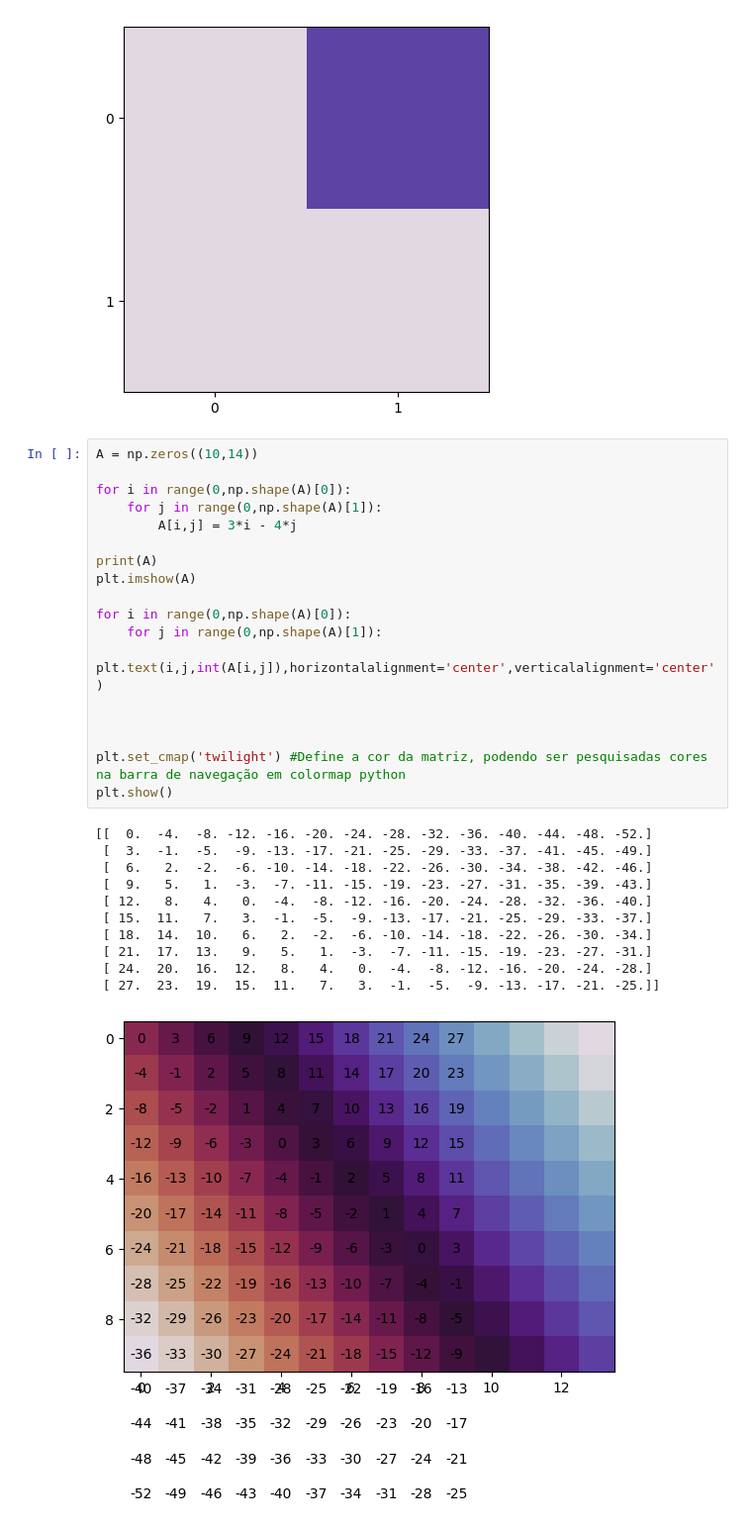
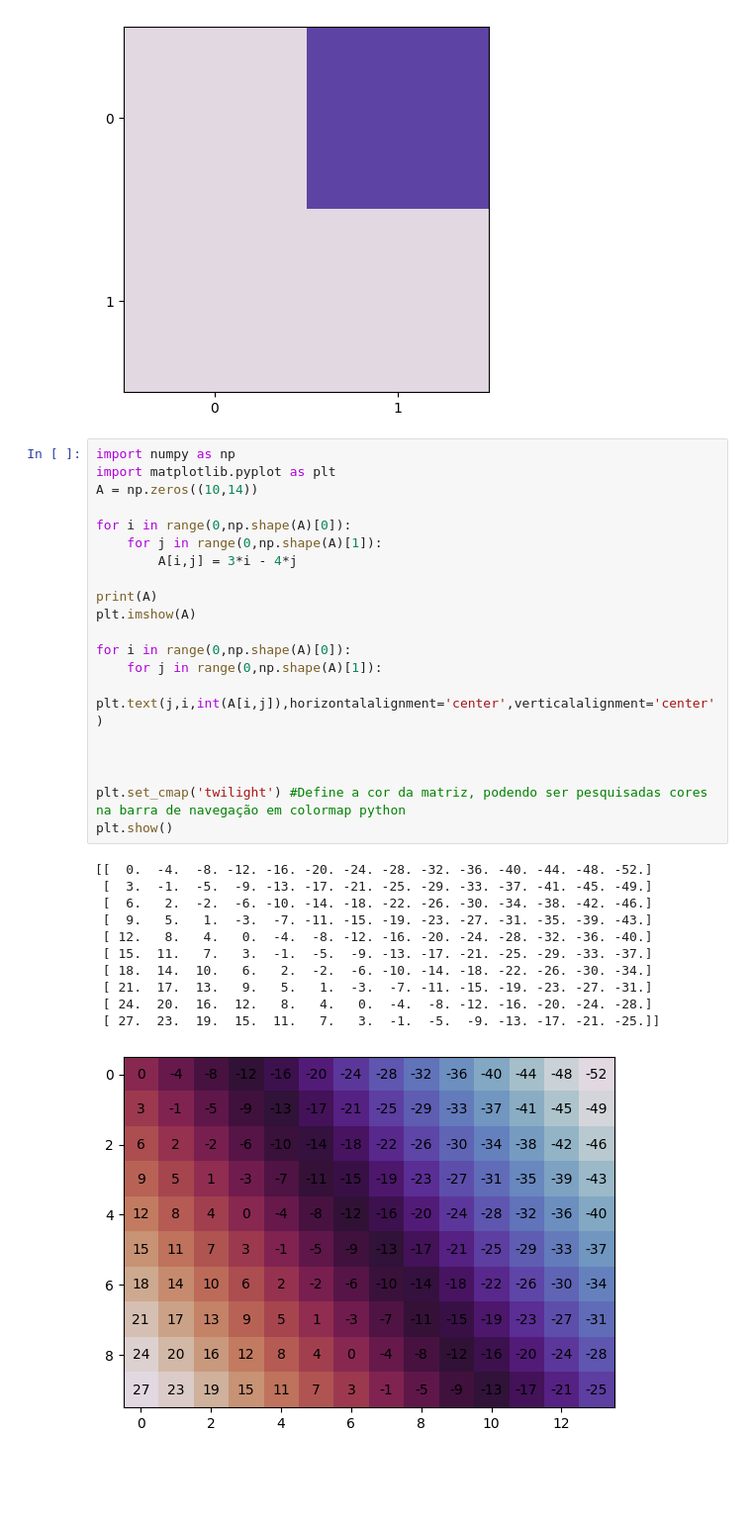
Before and after one commit to gregorimaia/Engenharia_Aeroespacial, a Jupyter notebook: Graphing_and_visualization.ipynb, the cells around one changed output. Shown: that part at 99% size. Cells and saved outputs as stored; diff of their text form; blank space fills up the shorter version.

```diff
--- a/Graphing_and_visualization.ipynb
+++ b/Graphing_and_visualization.ipynb
@@ -289,32 +289,34 @@ plt.show()
 # %% [output]
 [figure]
 # %%
+import numpy as np
+import matplotlib.pyplot as plt
 A = np.zeros((10,14))
 
 for i in range(0,np.shape(A)[0]):
     for j in range(0,np.shape(A)[1]):
         A[i,j] = 3*i - 4*j
 
 print(A)
 plt.imshow(A)
 
 for i in range(0,np.shape(A)[0]):
     for j in range(0,np.shape(A)[1]):
-        plt.text(i,j,int(A[i,j]),horizontalalignment='center',verticalalignment='center')
+        plt.text(j,i,int(A[i,j]),horizontalalignment='center',verticalalignment='center')
 
 
 
 plt.set_cmap('twilight') #Define a cor da matriz, podendo ser pesquisadas cores na barra de navegação em colormap python
 plt.show()
 # %% [output]
 [[  0.  -4.  -8. -12. -16. -20. -24. -28. -32. -36. -40. -44. -48. -52.]
  [  3.  -1.  -5.  -9. -13. -17. -21. -25. -29. -33. -37. -41. -45. -49.]
  [  6.   2.  -2.  -6. -10. -14. -18. -22. -26. -30. -34. -38. -42. -46.]
  [  9.   5.   1.  -3.  -7. -11. -15. -19. -23. -27. -31. -35. -39. -43.]
  [ 12.   8.   4.   0.  -4.  -8. -12. -16. -20. -24. -28. -32. -36. -40.]
  [ 15.  11.   7.   3.  -1.  -5.  -9. -13. -17. -21. -25. -29. -33. -37.]
  [ 18.  14.  10.   6.   2.  -2.  -6. -10. -14. -18. -22. -26. -30. -34.]
  [ 21.  17.  13.   9.   5.   1.  -3.  -7. -11. -15. -19. -23. -27. -31.]
  [ 24.  20.  16.  12.   8.   4.   0.  -4.  -8. -12. -16. -20. -24. -28.]
  [ 27.  23.  19.  15.  11.   7.   3.  -1.  -5.  -9. -13. -17. -21. -25.]]
-[figure, old version]
+[figure, new version]
```
Also changed, not shown: parts of 4 cells of this notebook.
